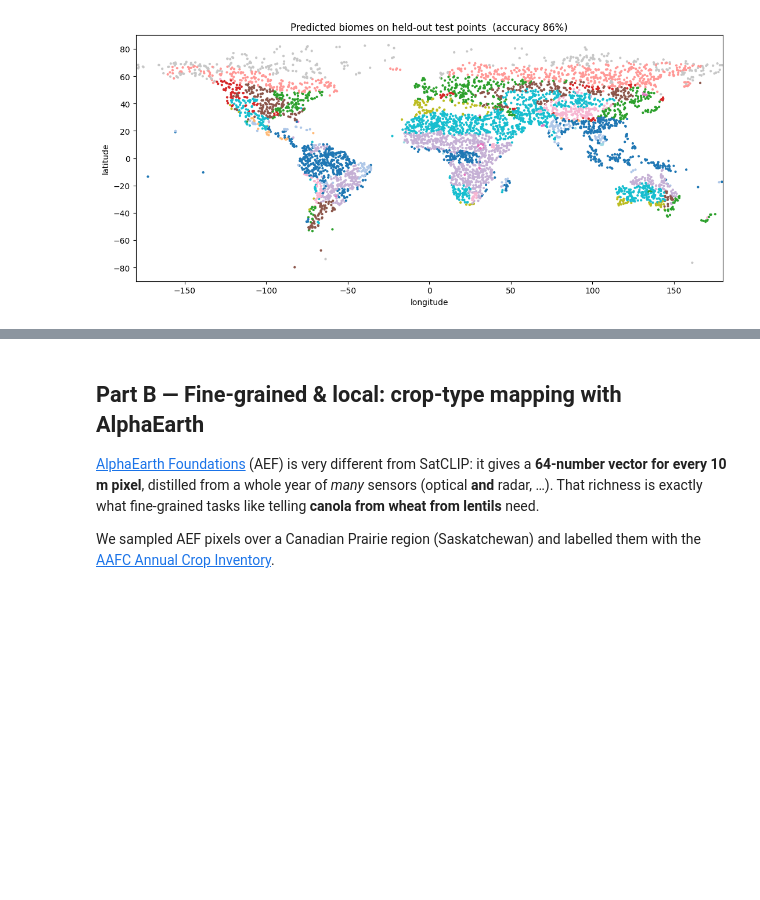
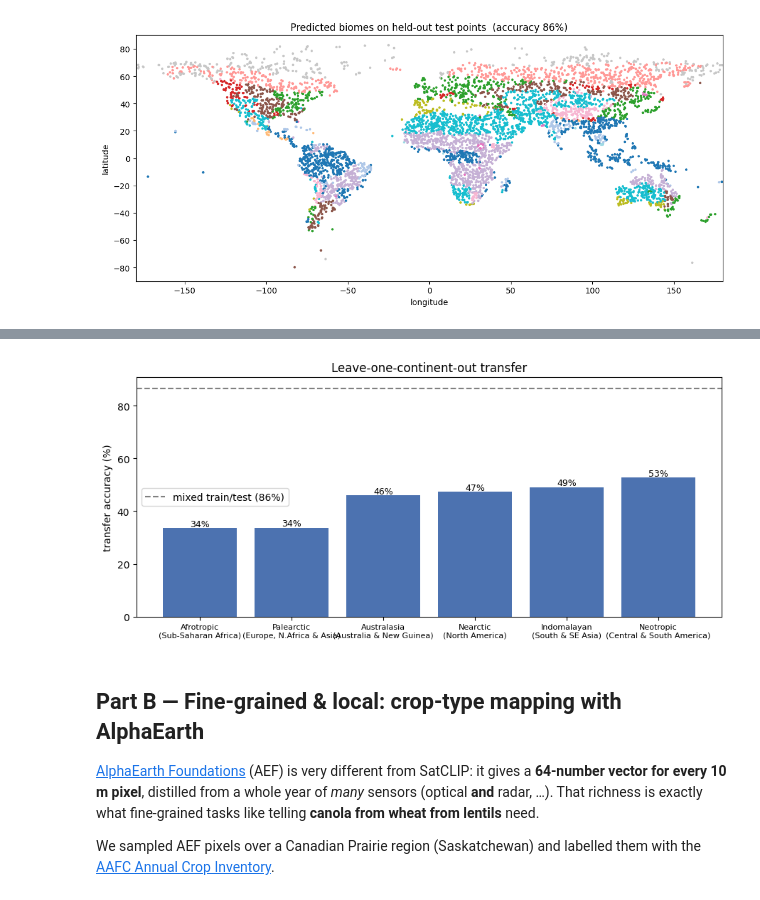
Before and after one commit to konstantinklemmer/isprs26-embeddings-tutorial, a Jupyter notebook: notebooks/demo1_using_earth_embeddings.ipynb, the cells around one changed output, grey strips where cells are left out. Drawn from its saved outputs; the diff is of its cells as text; code cells hidden in the pictures; blank space fills up the shorter version.

```diff
--- a/notebooks/demo1_using_earth_embeddings.ipynb
+++ b/notebooks/demo1_using_earth_embeddings.ipynb
@@ -168,3 +203,16 @@ Train on world \ Neotropic; test on Neotropic (2642 pts): accuracy = 52.7%
+# %%
+loo = {c: transfer_probe([c])[2] for c in CONTINENTS}          # leave-one-continent-out accuracy
+loo = dict(sorted(loo.items(), key=lambda kv: kv[1]))          # worst transfer first
+
+plt.figure(figsize=(9, 4.2))
+plt.bar([f"{c}\n({REALM_HINT[c]})" for c in loo], [v*100 for v in loo.values()], color="#4c72b0")
+plt.axhline(acc*100, ls="--", color="gray", label=f"mixed train/test ({acc:.0%})")
+for i, v in enumerate(loo.values()):
+    plt.text(i, v*100 + 0.6, f"{v:.0%}", ha="center", fontsize=9)
+plt.ylabel("transfer accuracy (%)"); plt.title("Leave-one-continent-out transfer")
+plt.xticks(fontsize=8); plt.legend(); plt.tight_layout(); plt.show()
+# %% [output]
+[figure, added]
 # %% [markdown]
 ## Part B — Fine-grained & local: **crop-type mapping** with AlphaEarth
 
```
Also changed, not shown: parts of 7 cells of this notebook, 3 other files.
